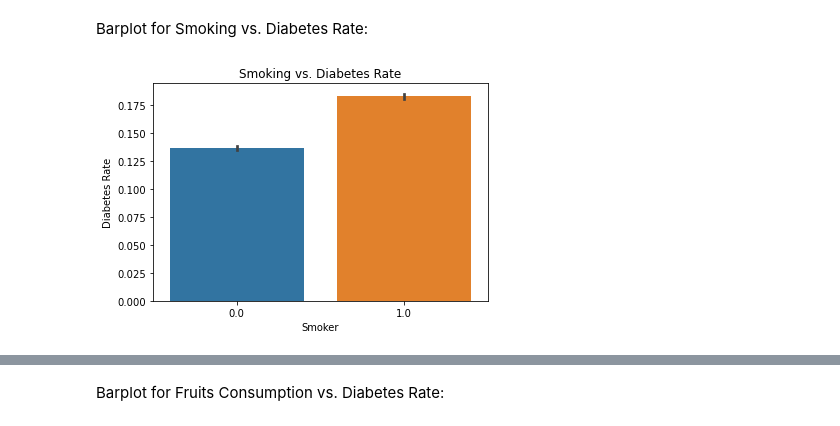
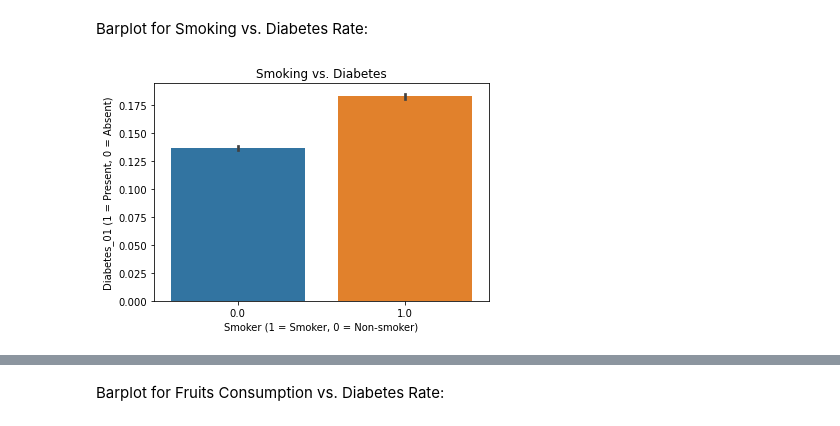
Before and after one commit to edwin815/diabetes_analysis, a Jupyter notebook: EDACheckpoint_Group132_WI24.ipynb, the cells around one changed output, grey strips where cells are left out. Cells and saved outputs as stored; diff of their text form; code cells hidden in the pictures.

```diff
--- a/EDACheckpoint_Group132_WI24.ipynb
+++ b/EDACheckpoint_Group132_WI24.ipynb
@@ -250,9 +239,9 @@ plt.show()
 Barplot for Smoking vs. Diabetes Rate:
 # %%
 sns.barplot(data=diabetes_df_cleaned, x='Smoker', y='Diabetes_01')
-plt.title('Smoking vs. Diabetes Rate')
-plt.xlabel('Smoker')
-plt.ylabel('Diabetes Rate')
+plt.title('Smoking vs. Diabetes')
+plt.xlabel('Smoker (1 = Smoker, 0 = Non-smoker)')
+plt.ylabel('Diabetes_01 (1 = Present, 0 = Absent)')
 plt.show()
 # %% [output]
-[figure, old version]
+[figure, new version]
```
Also changed, not shown: parts of 15 cells of this notebook.
